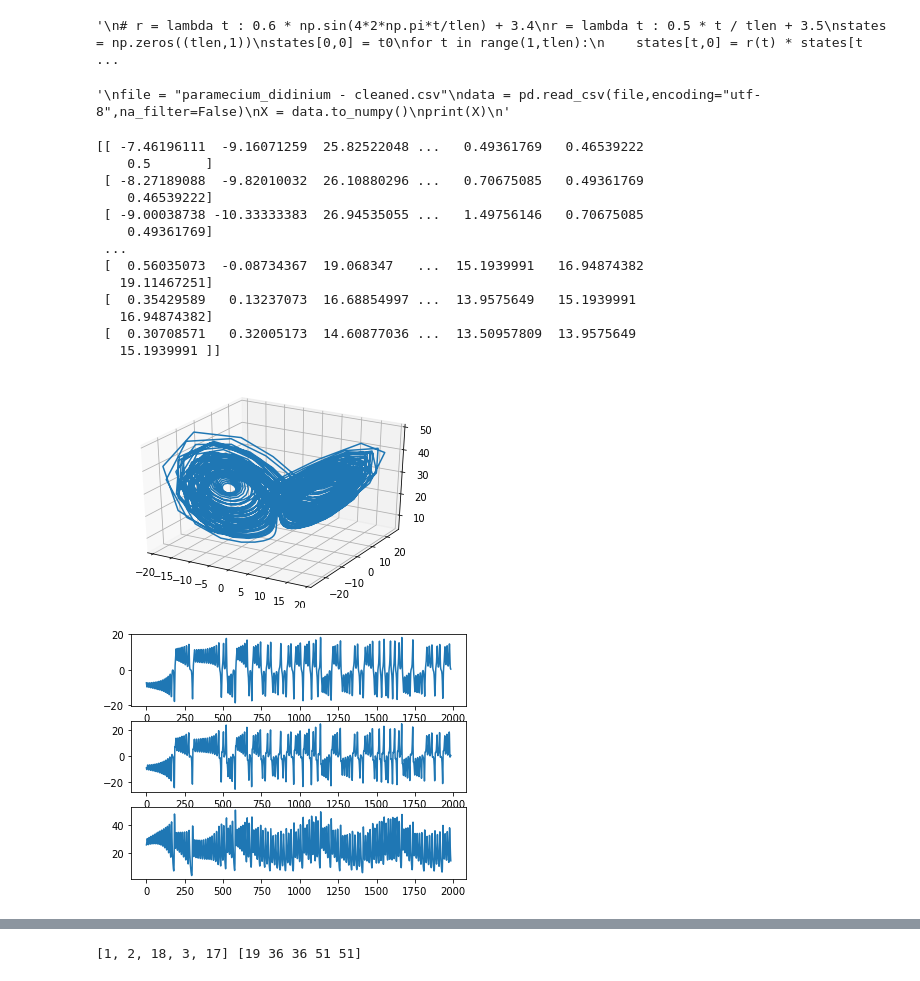
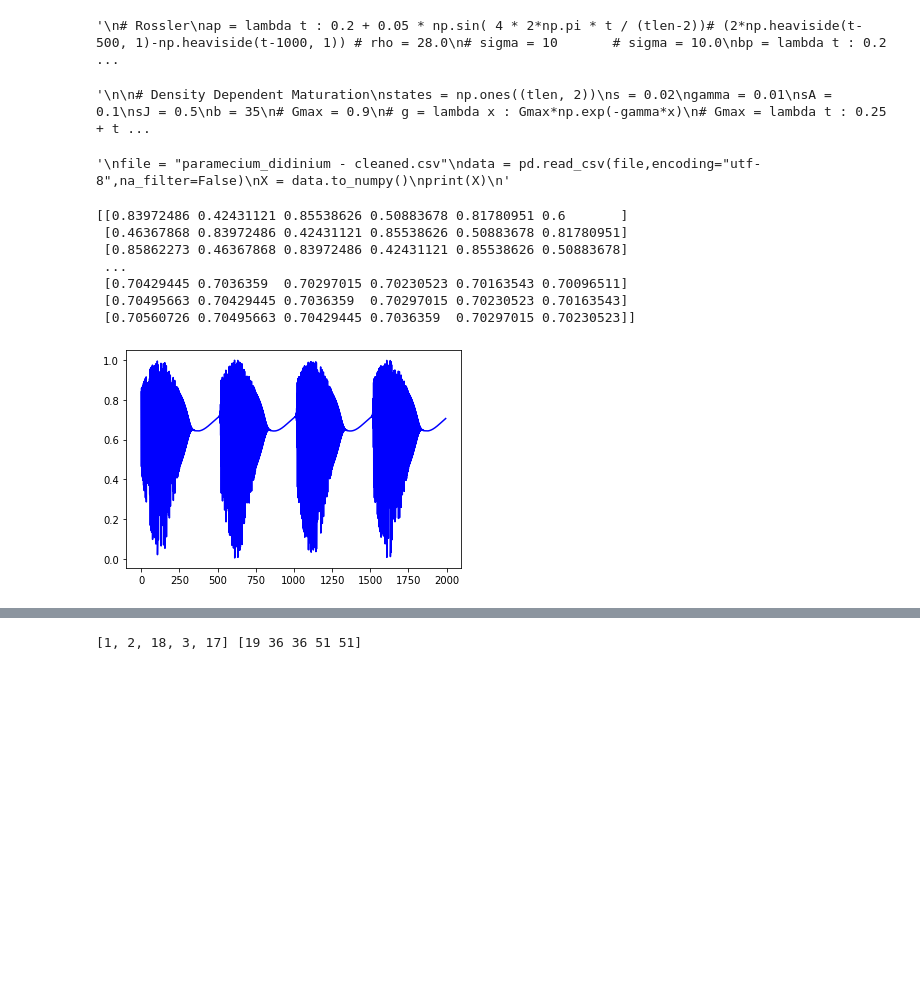
Before and after one commit to kenflat2/Nonlinear-Regression, a Jupyter notebook: Nonstationarity Tests.ipynb, the cells around one changed output, grey strips where cells are left out. Saved outputs shown, nothing was run; the diff lists cells and outputs as text; code cells hidden in the pictures; blank space fills up the shorter version.

```diff
--- a/Nonstationarity Tests.ipynb
+++ b/Nonstationarity Tests.ipynb
@@ -104,7 +104,7 @@ trainToTest = 0.5 # between 0 and 1
 t = np.arange(begin, end, step)
 
 # MAKE SURE TO UPDATE THE DIMENSION WHEN SWITCHING ATTRACTORS
-dim = 3
+dim = 1
 # t0 = np.array([0.5])
 t0 = np.ones(dim) * 0.5 # np.array([0,5,15]) * 1 # np.zeros(dim)
 t0[0] += 0.1
@@ -130,34 +130,36 @@ for i in range(1, tlen ):
     states[i] = odeint(LorenzP,states[i-1],np.array([t[i-1],t[i]]),args=largs(i))[1,:]
 X = states
 """
+"""
+# Rossler
+ap = lambda t : 0.2 + 0.05 * np.sin( 4 * 2*np.pi * t / (tlen-2))# (2*np.heaviside(t-500, 1)-np.heaviside(t-1000, 1)) # rho = 28.0
+# sigma = 10       # sigma = 10.0
+bp = lambda t : 0.2 # np.sin( 4 * 2*np.pi * t / (tlen-2))
+cp = lambda t : 5.7 # beta = 8.0 / 3.0
 
-# Rossler
-a = lambda t : 28 + 4 * np.sin( 4 * 2*np.pi * t / (tlen-2))# (2*np.heaviside(t-500, 1)-np.heaviside(t-1000, 1)) # rho = 28.0
-# sigma = 10       # sigma = 10.0
-b = lambda t : 10.0 # np.sin( 4 * 2*np.pi * t / (tlen-2))
-c = lambda t : 8.0 / 3.0  # beta = 8.0 / 3.0
-
-largs = lambda t : (a(t), b(t), c(t))
+largs = lambda t : (ap(t), bp(t), cp(t))
 
 states = np.zeros((tlen,3))
 states[0] = t0
 for i in range(1, tlen ):
     # print(largs(i))
-    states[i] = odeint(RosslerP,states[i-1],np.array([t[i-1],t[i]]),args=largs(i))[1,:]
+    states[i] = odeint(RosslerP,states[i-1],np.array([0,step]),args=largs(i))[1,:]
 X = states
-
+"""
 # END NON STATIONARY
+# %% [output]
+'\n# Rossler\nap = lambda t : 0.2 + 0.05 * np.sin( 4 * 2*np.pi * t / (tlen-2))# (2*np.heaviside(t-500, 1)-np.heaviside(t-1000, 1)) # rho = 28.0\n# sigma = 10       # sigma = 10.0\nbp = lambda t : 0.2  ...
 # %%
 # Logistic Map
-"""
-# r = lambda t : 0.6 * np.sin(4*2*np.pi*t/tlen) + 3.4
-r = lambda t : 0.5 * t / tlen + 3.5
+
+r = lambda t : 0.6 * np.sin(4*2*np.pi*t/tlen) + 3.4
+# r = lambda t : 0.5 * t / tlen + 3.5
 states = np.zeros((tlen,1))
 states[0,0] = t0
 for t in range(1,tlen):
     states[t,0] = r(t) * states[t-1,0] * (1 - states[t-1,0])
 X = states
-
+"""
 
 # Density Dependent Maturation
 states = np.ones((tlen, 2))
@@ -183,7 +185,7 @@ for i in range(0,tlen-1):
 X = states
 """
 # %% [output]
-'\n# r = lambda t : 0.6 * np.sin(4*2*np.pi*t/tlen) + 3.4\nr = lambda t : 0.5 * t / tlen + 3.5\nstates = np.zeros((tlen,1))\nstates[0,0] = t0\nfor t in range(1,tlen):\n    states[t,0] = r(t) * states[t ...
+'\n\n# Density Dependent Maturation\nstates = np.ones((tlen, 2))\ns = 0.02\ngamma = 0.01\nsA = 0.1\nsJ = 0.5\nb = 35\n# Gmax = 0.9\n# g = lambda x : Gmax*np.exp(-gamma*x)\n# Gmax = lambda t : 0.25 + t ...
 # %%
 # Read input data from files
 """
@@ -195,45 +197,39 @@ print(X)
 # %% [output]
 '\nfile = "paramecium_didinium - cleaned.csv"\ndata = pd.read_csv(file,encoding="utf-8",na_filter=False)\nX = data.to_numpy()\nprint(X)\n'
 # %%
-X, _ = delayEmbed(X, X, [5,5,5],1)
+X, _ = delayEmbed(X, X, [5],1)
 # %%
 # X = (X - X.mean(0) ) / X.std(0) # normalize
 print(X)
 # %% [output]
-[[ -7.46196111  -9.16071259  25.82522048 ...   0.49361769   0.46539222
-    0.5       ]
- [ -8.27189088  -9.82010032  26.10880296 ...   0.70675085   0.49361769
-    0.46539222]
- [ -9.00038738 -10.33333383  26.94535055 ...   1.49756146   0.70675085
-    0.49361769]
+[[0.83972486 0.42431121 0.85538626 0.50883678 0.81780951 0.6       ]
+ [0.46367868 0.83972486 0.42431121 0.85538626 0.50883678 0.81780951]
+ [0.85862273 0.46367868 0.83972486 0.42431121 0.85538626 0.50883678]
  ...
- [  0.56035073  -0.08734367  19.068347   ...  15.1939991   16.94874382
-   19.11467251]
- [  0.35429589   0.13237073  16.68854997 ...  13.9575649   15.1939991
-   16.94874382]
- [  0.30708571   0.32005173  14.60877036 ...  13.50957809  13.9575649
-   15.1939991 ]]
+ [0.70429445 0.7036359  0.70297015 0.70230523 0.70163543 0.70096511]
+ [0.70495663 0.70429445 0.7036359  0.70297015 0.70230523 0.70163543]
+ [0.70560726 0.70495663 0.70429445 0.7036359  0.70297015 0.70230523]]
 # %%
 fig2 = plt.figure(2)
 if dim == 1:
     ax2 = plt.subplot()
     ax2.plot(X[:,0],"b") # states
 elif dim == 2:
     ax2 = plt.subplot()
     ax2.plot(X[:,0],X[:,1])
 else:
     ax2 = fig2.gca(projection="3d")
     ax2.plot(X[:,0],X[:,1],X[:,2])
 
 
-figTS, axTS = plt.subplots(dim,figsize=(6,dim*1.5))
-for i in range(dim):
-    axTS[i].plot(X[:,i])
+if dim != 1:
+    figTS, axTS = plt.subplots(dim,figsize=(6,dim*1.5))
+    for i in range(dim):
+        axTS[i].plot(X[:,i])
 
 plt.show()
 # %% [output]
-[figure, old version]
+[figure, new version]
-[figure, removed]
 # %%
 def lr(X,r):
     # increase the border e depending on one std distance in given dimension
```
Also changed, not shown: parts of 6 cells of this notebook.
